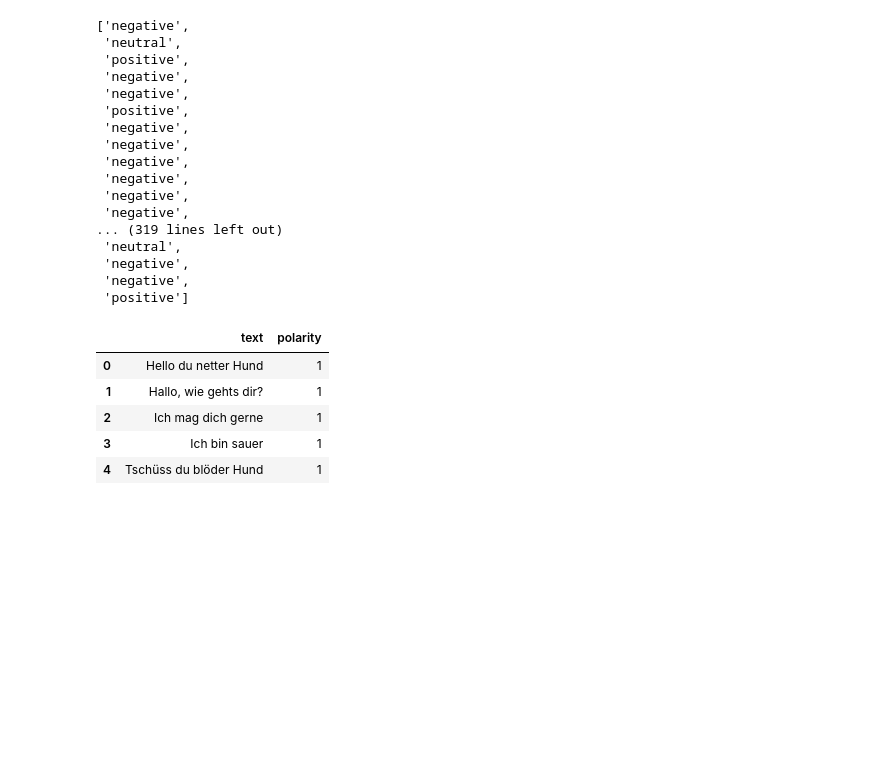
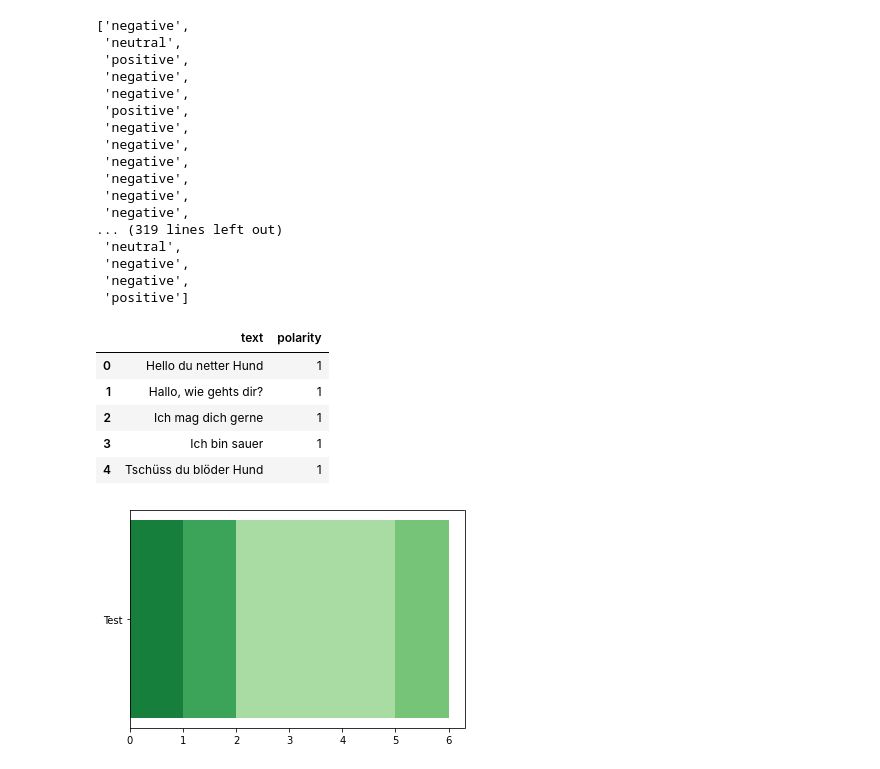
Before and after one commit to yunvs/WhatsAppReports, a Jupyter notebook: testing.ipynb, the cells around one changed output. Cells and saved outputs as stored; diff of their text form; code cells hidden in the pictures; blank space fills up the shorter version.

```diff
--- a/testing.ipynb
+++ b/testing.ipynb
@@ -127,0 +147,23 @@ df
+# %%
+def cmap(countable, cm_name: str="Greens_r"):
+	if type(countable) != int:
+		countable = len(countable)
+	return cm.get_cmap(cm_name)(np.linspace(.2, .8, countable+1))
+# %%
+# fig, ax = plt.subplots()
+# ax.invert_yaxis()
+plt.xaxis.set_visible(False)
+
+ss = [1, 4, 2, 3]
+ss_cmap = cmap(ss)
+plt.barh("Test", ss[i], color=ss_cmap[0])
+for i, (colname, color) in enumerate(zip(ss, ss_cmap)):
+	if i != 0:
+		plt.barh("Test", ss[i], color=color, left=ss[i-1])
+	# text_color = 'white' if color[0] * color[1] * color[2] < 0.5 else 'darkgrey'
+	# plt.bar_label(rects, label_type='center', color=text_color)
+# plt.xticks([])
+# plt.yticks([])
+plt.show()
+# %% [output]
+[figure, added]
```
Also changed, not shown: parts of 9 cells of this notebook, 1 other file.
